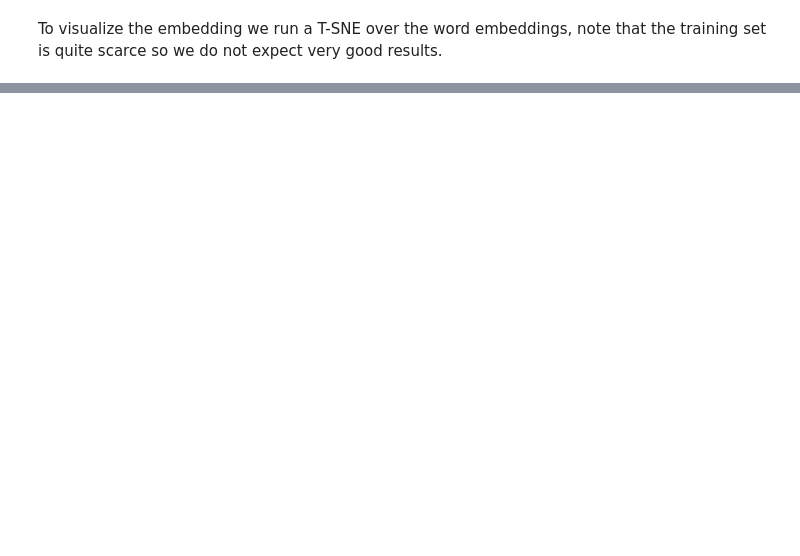
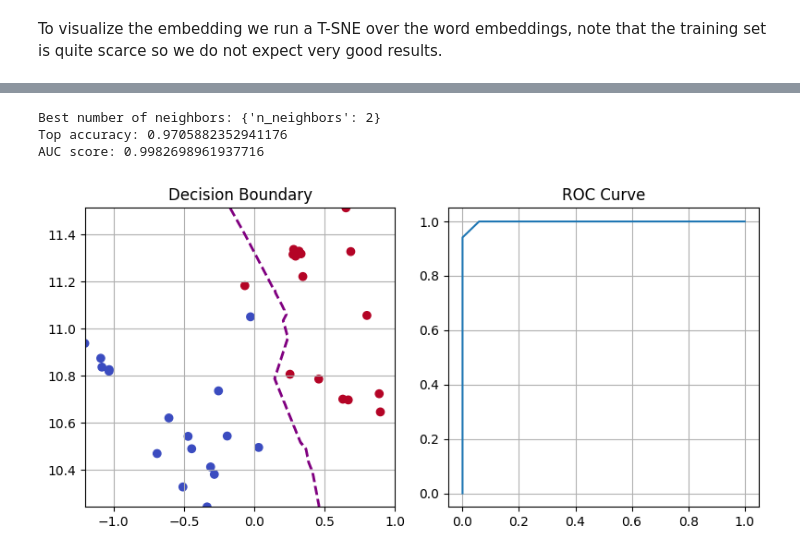
Before and after one commit to rafardzp/Graph-Neural-Networks, a Jupyter notebook: 2. Fundamentals of Graph Learning/GNNs_Chapter03.ipynb, the cells around one changed output, grey strips where cells are left out. Cells and saved outputs as stored; diff of their text form; code cells hidden in the pictures; blank space fills up the shorter version.

```diff
--- a/2. Fundamentals of Graph Learning/GNNs_Chapter03.ipynb
+++ b/2. Fundamentals of Graph Learning/GNNs_Chapter03.ipynb
@@ -82,0 +216,37 @@ plt.show()
+# %%
+# Params
+kfolds = 5
+parameters = {'n_neighbors': np.arange(2, 10, 1)}
+
+# Cross Validation
+clf = GridSearchCV(KNeighborsClassifier(), parameters, cv=kfolds, scoring='accuracy')
+clf.fit(node_embed_2d, labels_arr)
+
+# Evaluation
+proba = clf.predict_proba(node_embed_2d)
+fpr, tpr, _ = roc_curve(labels_arr, proba[:,1])
+auc = roc_auc_score(labels_arr, proba[:,1])
+
+x_min, x_max = np.min(node_embed_2d[:,0]), np.max(node_embed_2d[:,0])
+y_min, y_max = np.min(node_embed_2d[:,1]), np.max(node_embed_2d[:,1])
+xx, yy = np.meshgrid(np.arange(x_min, x_max, 0.001), np.arange(y_min, y_max, 0.001))
+Z = clf.predict_proba(np.c_[xx.ravel(), yy.ravel()])[:, 1]
+Z = Z.reshape(xx.shape)
+
+print(f"Best number of neighbors: {clf.best_params_}")
+print(f"Top accuracy: {clf.score(node_embed_2d, labels_arr)}")
+print(f"AUC score: {auc}")
+
+fig, axes = plt.subplots(1, 2, figsize=(8, 4), layout='tight')
+axes[0].contour(xx, yy, Z, levels=[0.5], colors='purple', linewidths=2, linestyles='dashed')
+axes[0].scatter(node_embed_2d[:,0], node_embed_2d[:,1], c=labels_arr, cmap='coolwarm')
+axes[0].set_title('Decision Boundary')
+axes[0].grid()
+axes[1].plot(fpr, tpr)
+axes[1].set_title('ROC Curve')
+axes[1].grid()
+# %% [output]
+Best number of neighbors: {'n_neighbors': 2}
+Top accuracy: 0.9705882352941176
+AUC score: 0.9982698961937716
+[figure, added]
```
Also changed, not shown: parts of 22 cells of this notebook.
